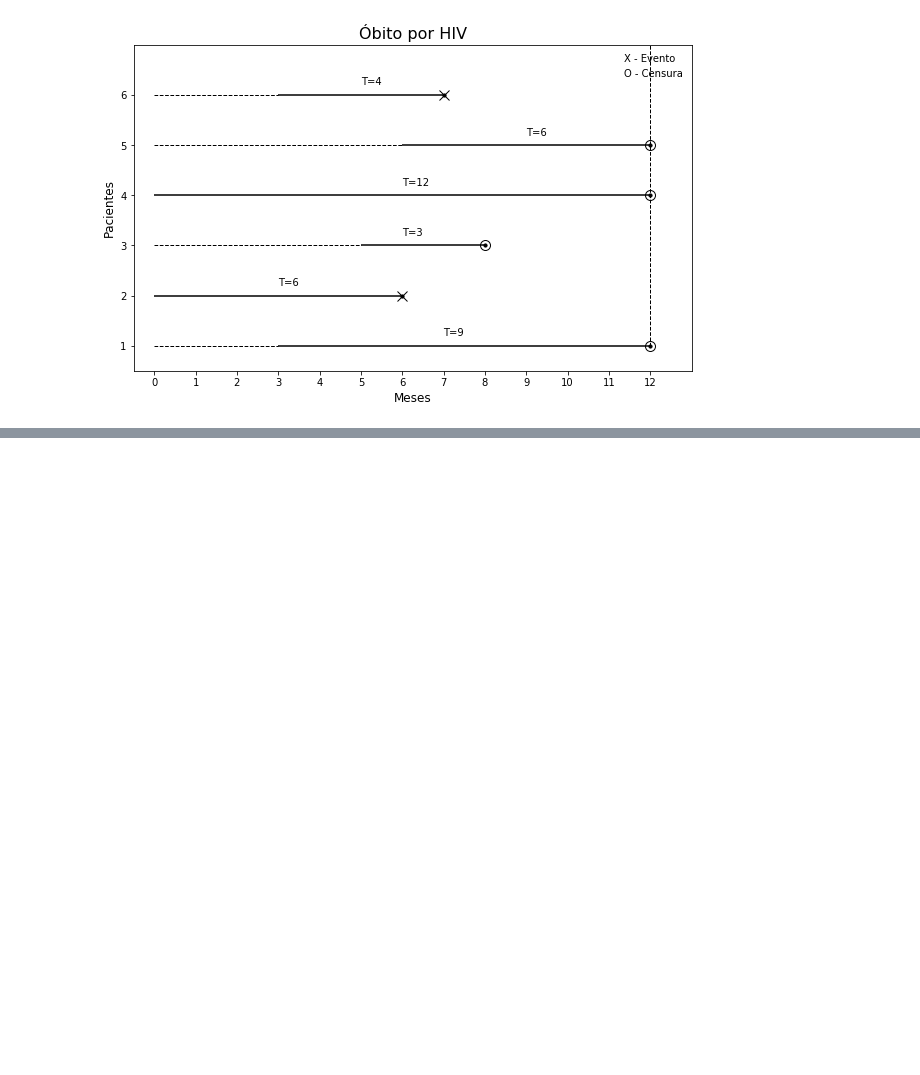
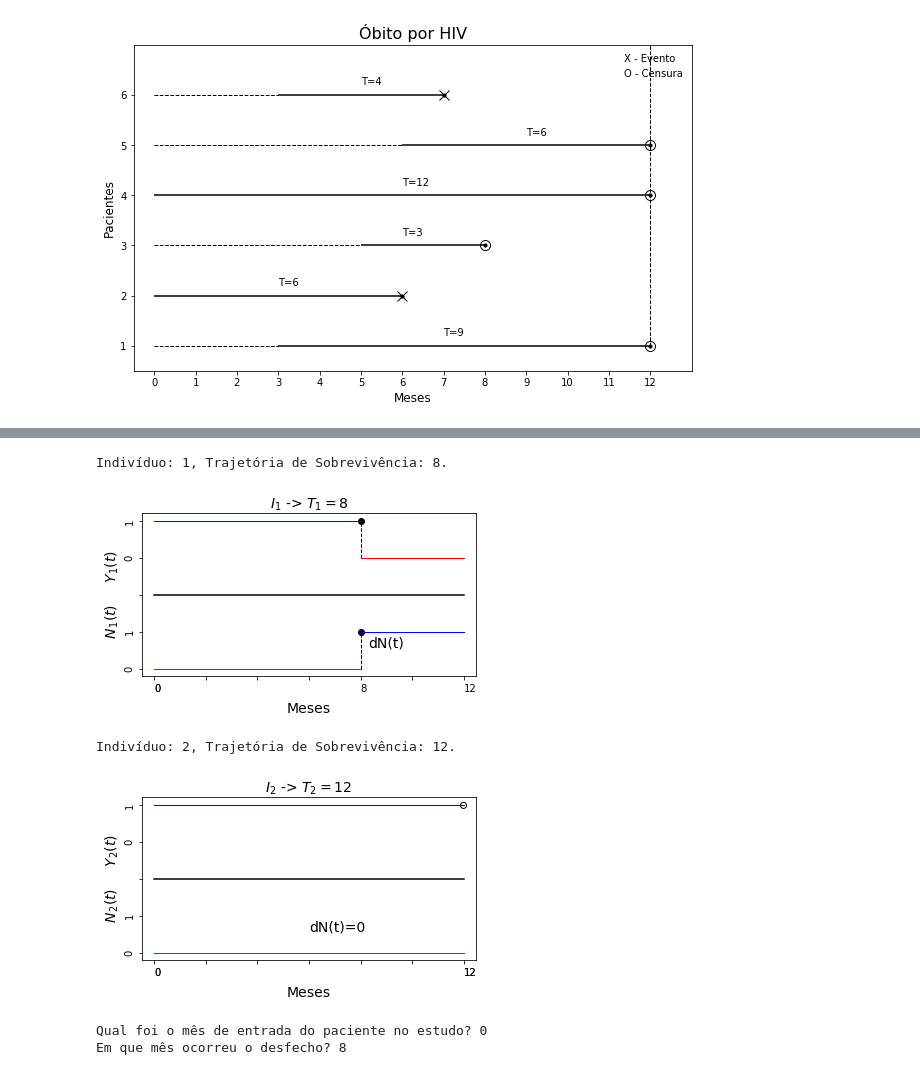
Before and after one commit to cbeluzo/dm017, a Jupyter notebook: Exercicios_Capitulo_02.ipynb, the cells around one changed output, grey strips where cells are left out. Cells and saved outputs as stored; diff of their text form; code cells hidden in the pictures; blank space fills up the shorter version.

```diff
--- a/Exercicios_Capitulo_02.ipynb
+++ b/Exercicios_Capitulo_02.ipynb
@@ -426,0 +450,15 @@ No  gráfico  abaixo,  as  linhas  horizontais  representam  o  tempo  de acompa
+# %%
+entry_individual = np.array([0,0])
+actual_lifetimes = np.array([8,12])
+censured = np.array([1,0])
+individual_trajectory_plot(entry_individual, actual_lifetimes, censured, "Meses")
+
+print("Qual foi o mês de entrada do paciente no estudo?", 0)
+print("Em que mês ocorreu o desfecho?", 8)
+# %% [output]
+Indivíduo: 1, Trajetória de Sobrevivência: 8.
+[figure, added]
+Indivíduo: 2, Trajetória de Sobrevivência: 12.
+[figure, added]
+Qual foi o mês de entrada do paciente no estudo? 0
+Em que mês ocorreu o desfecho? 8
```
Also changed, not shown: parts of 36 cells of this notebook.
